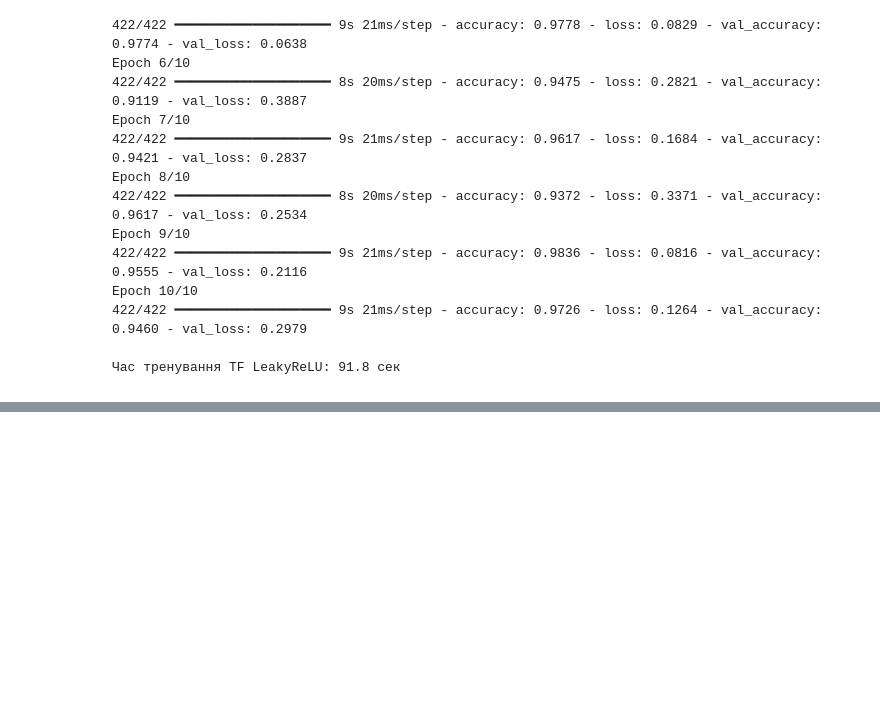
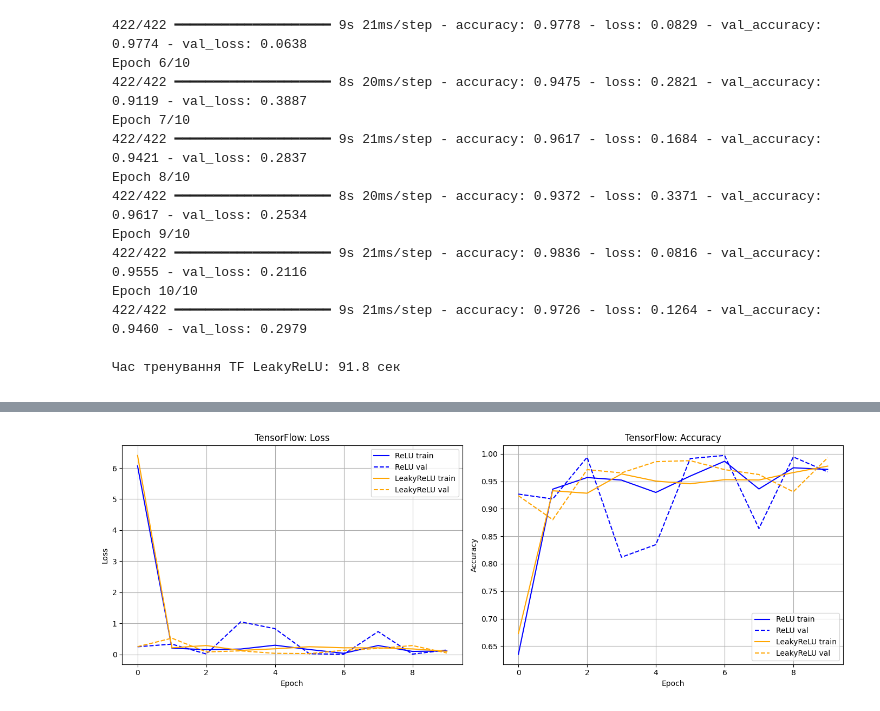
Before and after one commit to potervi94/hw_nn3_fruits_nn, a Jupyter notebook: hw-nn3-fruits-my-first-nn.ipynb, the cells around one changed output, grey strips where cells are left out. Saved outputs shown, nothing was run; the diff lists cells and outputs as text; code cells hidden in the pictures; blank space fills up the shorter version.

```diff
--- a/hw-nn3-fruits-my-first-nn.ipynb
+++ b/hw-nn3-fruits-my-first-nn.ipynb
@@ -763,0 +964,30 @@ NameError: name 'model_tf_relu' is not defined
+# %%
+# Графіки TensorFlow
+fig, (ax1, ax2) = plt.subplots(1, 2, figsize=(14, 5))
+
+# Loss
+ax1.plot(history_tf_relu.history['loss'], label='ReLU train', color='blue')
+ax1.plot(history_tf_relu.history['val_loss'], label='ReLU val', color='blue', linestyle='--')
+ax1.plot(history_tf_leaky.history['loss'], label='LeakyReLU train', color='orange')
+ax1.plot(history_tf_leaky.history['val_loss'], label='LeakyReLU val', color='orange', linestyle='--')
+ax1.set_xlabel('Epoch')
+ax1.set_ylabel('Loss')
+ax1.set_title('TensorFlow: Loss')
+ax1.legend()
+ax1.grid(True)
+
+# Accuracy
+ax2.plot(history_tf_relu.history['accuracy'], label='ReLU train', color='blue')
+ax2.plot(history_tf_relu.history['val_accuracy'], label='ReLU val', color='blue', linestyle='--')
+ax2.plot(history_tf_leaky.history['accuracy'], label='LeakyReLU train', color='orange')
+ax2.plot(history_tf_leaky.history['val_accuracy'], label='LeakyReLU val', color='orange', linestyle='--')
+ax2.set_xlabel('Epoch')
+ax2.set_ylabel('Accuracy')
+ax2.set_title('TensorFlow: Accuracy')
+ax2.legend()
+ax2.grid(True)
+
+plt.tight_layout()
+plt.show()
+# %% [output]
+[figure, added]
```
Also changed, not shown: parts of 23 cells of this notebook.
